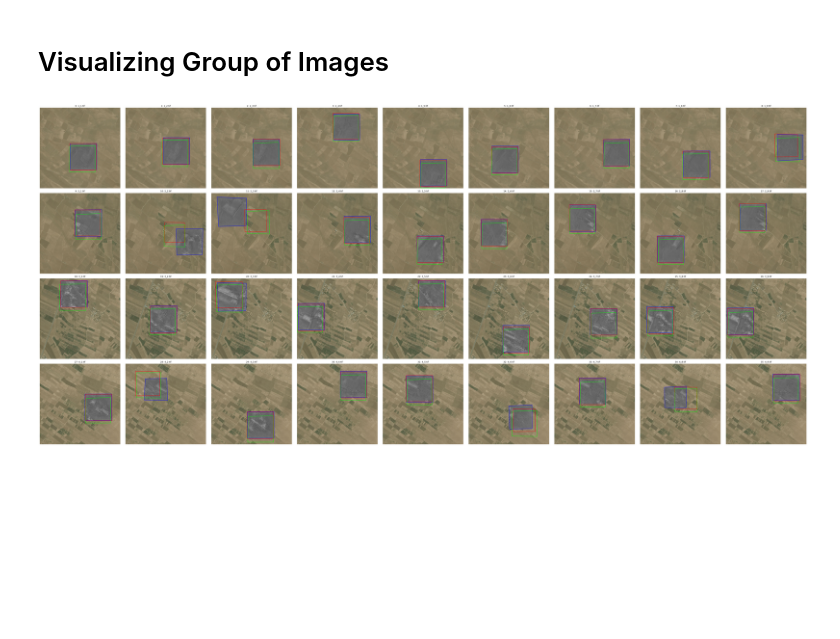
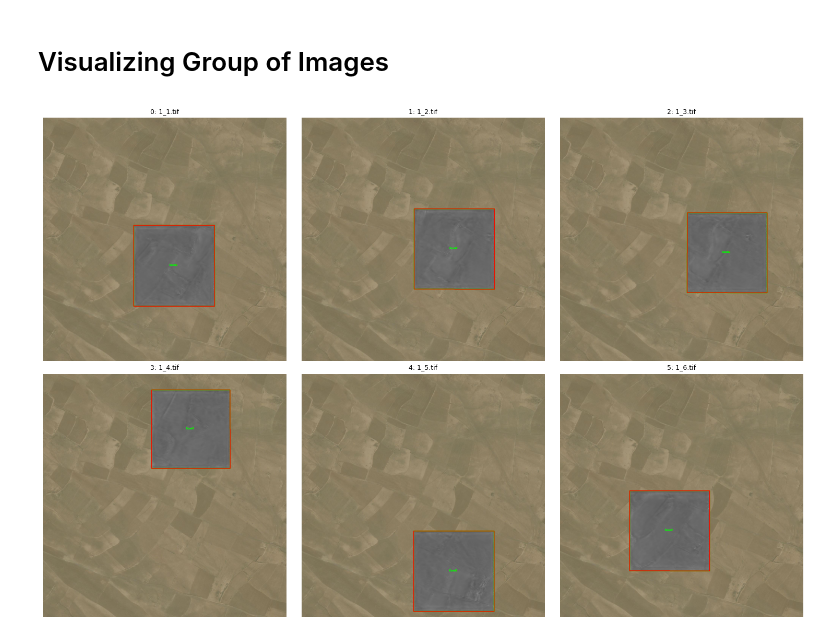
Before and after one commit to Amirreza-Saeedi/STHN-JetsonONX8, a Jupyter notebook: js_plot.ipynb, the cells around one changed output. Drawn from its saved outputs; the diff is of its cells as text; code cells hidden in the pictures; blank space fills up the shorter version.

```diff
--- a/js_plot.ipynb
+++ b/js_plot.ipynb
@@ -14,8 +14,8 @@ import math
 # ==============================
 # EXCEL_PATH = "js_excels/predicted-qomFly2-kornia.xlsx"
 # EXCEL_PATH = "js_excels/predicted-qomFly2-tgm.xlsx"
-EXCEL_PATH2 = "js_excels/predicted-dehat-noSVD.xlsx"
-EXCEL_PATH = "js_excels/new.xlsx"
+EXCEL_PATH2 = "js_excels/dehat.xlsx"
+EXCEL_PATH = "js_excels/dehat.xlsx"
 NUM_IMAGES = 6          # None = all rows
 GRID_COLS = 3           # images per row
 
@@ -28,23 +28,12 @@ if NUM_IMAGES is not None:
     df = df.head(NUM_IMAGES)
     df2 = df2.head(NUM_IMAGES)  # Also limit second dataframe to same number
 
-df2 = pd.read_excel(EXCEL_PATH2)
-if NUM_IMAGES is not None:
-    df2 = df2.head(NUM_IMAGES)
-
-df3 = pd.read_excel(EXCEL_PATH3)
-if NUM_IMAGES is not None:
-    df3 = df3.head(NUM_IMAGES)
-
 results = []  # (overlay_image, title)
 
 # ==============================
 # Process each row
 # ==============================
 for idx, row in df.iterrows():
-
-    # Get corresponding row from second dataframe
-    row2 = df2.iloc[idx]
 
     sat_path = row["sat"]
     th_path = row["th"]
@@ -125,34 +114,6 @@ for idx, row in df.iterrows():
         thickness=5
     )
 
-    # === 2 === Draw polygon from second Excel (green)
-    # Get coordinates from second dataframe (new.xlsx)
-    # Assuming same column names: x1, y1, x2, y2, x3, y3, x4, y4
-    quad_pts2 = np.array([
-        [row2["x1"], row2["y1"]],  # TL
-        [row2["x2"], row2["y2"]],  # TR
-        [row2["x4"], row2["y4"]],  # BR
-        [row2["x3"], row2["y3"]],  # BL
-    ], dtype=np.int32)
-
-    cv2.polylines(
-        overlay,
-        [quad_pts2],
-        isClosed=True,
-        color=(255, 0, 0),  # Green for second Excel
-        thickness=3
-    )
-
-    # Optional: Add labels to distinguish the polygons
-    # Calculate center points for labels
-    center1 = np.mean(quad_pts, axis=0).astype(np.int32)
-    center2 = np.mean(quad_pts2, axis=0).astype(np.int32)
-
-    cv2.putText(overlay, "Excel1", (center1[0] - 30, center1[1]),
-                cv2.FONT_HERSHEY_SIMPLEX, 0.5, (255, 0, 0), 2)
-    cv2.putText(overlay, "Excel2", (center2[0] - 30, center2[1]),
-                cv2.FONT_HERSHEY_SIMPLEX, 0.5, (0, 255, 0), 2)
-
     # ==============================
     # Draw predicted quadrilateral from df2 (سبز)
     # ==============================
@@ -170,47 +131,39 @@ for idx, row in df.iterrows():
         [quad_pts2],
         isClosed=True,
         color=(255, 0, 0),  # سبز برای df2
         thickness=3
     )
 
-    row3 = df3.iloc[idx]
+    # Optional: Add labels to distinguish the polygons
+    # Calculate center points for labels
+    center1 = np.mean(quad_pts, axis=0).astype(np.int32)
+    center2 = np.mean(quad_pts2, axis=0).astype(np.int32)
 
-    quad_pts3 = np.array([
-        [row3["x1"], row3["y1"]],
-        [row3["x2"], row3["y2"]],
-        [row3["x4"], row3["y4"]],
-        [row3["x3"], row3["y3"]],
-    ], dtype=np.int32)
-
-    cv2.polylines(
-        overlay,
-        [quad_pts3],
-        isClosed=True,
-        color=(0, 255, 0),  # سبز برای df2
-        thickness=3
-    )
-
+    cv2.putText(overlay, "Excel1", (center1[0] - 30, center1[1]),
+                cv2.FONT_HERSHEY_SIMPLEX, 0.5, (255, 0, 0), 2)
+    cv2.putText(overlay, "Excel2", (center2[0] - 30, center2[1]),
+                cv2.FONT_HERSHEY_SIMPLEX, 0.5, (0, 255, 0), 2)
 
     results.append((
         overlay,
         f"{idx}: {os.path.basename(th_path)}"
     ))
 
 # ==============================
 # Grid visualization
 # ==============================
 n = len(results)
 rows = math.ceil(n / GRID_COLS)
 
 plt.figure(figsize=(5 * GRID_COLS, 5 * rows))
 
 for i, (img, title) in enumerate(results):
     plt.subplot(rows, GRID_COLS, i + 1)
     plt.imshow(img)
     plt.title(title, fontsize=9)
     plt.axis("off")
 
 plt.tight_layout()
 plt.show()
 # %% [output]
-[figure, old version]
+[figure, new version]
```
Also changed, not shown: 3 other files.
